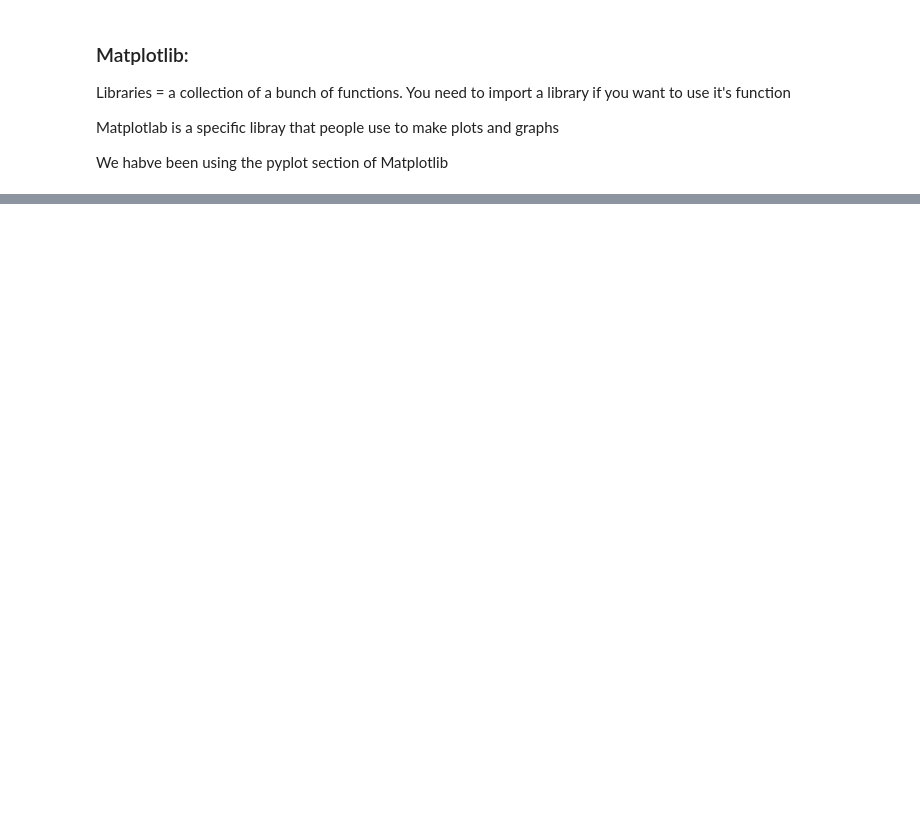
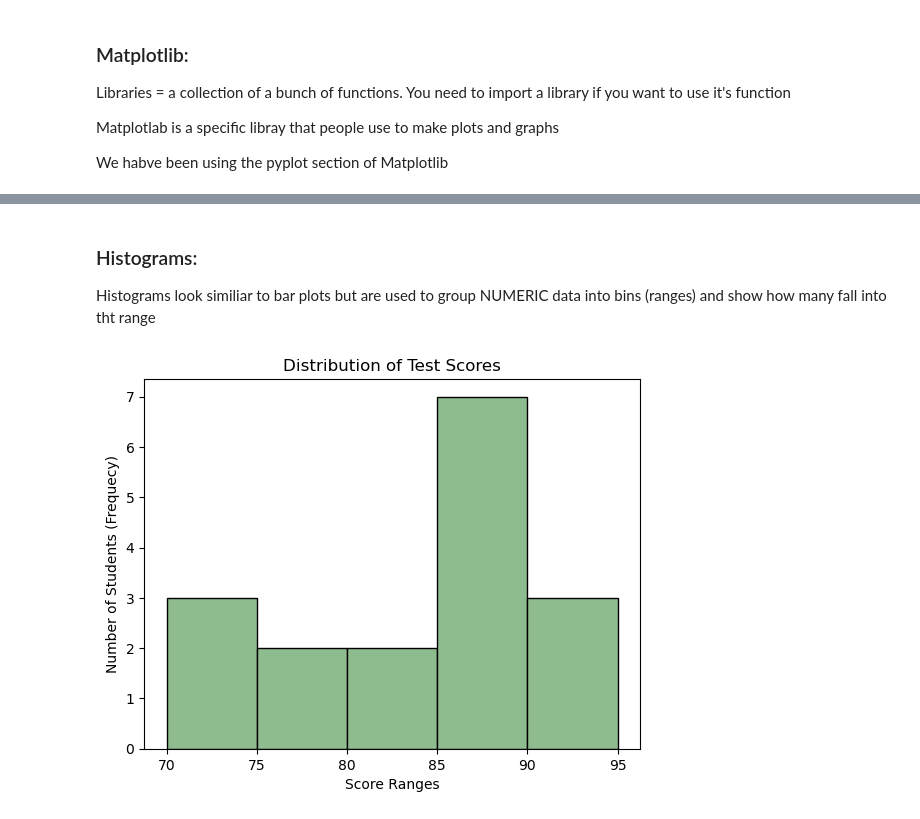
Before and after one commit to adipasquale117/CFR-2025, a Jupyter notebook: Python/FridayReview.ipynb, the cells around one changed output, grey strips where cells are left out. Cells and saved outputs as stored; diff of their text form; code cells hidden in the pictures; blank space fills up the shorter version.

```diff
--- a/Python/FridayReview.ipynb
+++ b/Python/FridayReview.ipynb
@@ -375,0 +399,15 @@ plt.show()
+# %% [markdown]
+### Histograms:
+
+Histograms look similiar to bar plots but are used to group NUMERIC data into bins (ranges) and show how many fall into tht range
+# %%
+#example data of scores
+scores = [85, 87, 70, 91, 88, 73, 74, 90, 95, 85, 78, 82, 88, 84, 79, 87, 89]
+
+plt.hist(scores, bins = 5, color = 'darkseagreen', edgecolor = 'black')
+plt.title('Distribution of Test Scores')
+plt.xlabel('Score Ranges')
+plt.ylabel('Number of Students (Frequecy)')
+plt.show()
+# %% [output]
+[figure, added]
```
Also changed, not shown: parts of 23 cells of this notebook, 2 other files.
